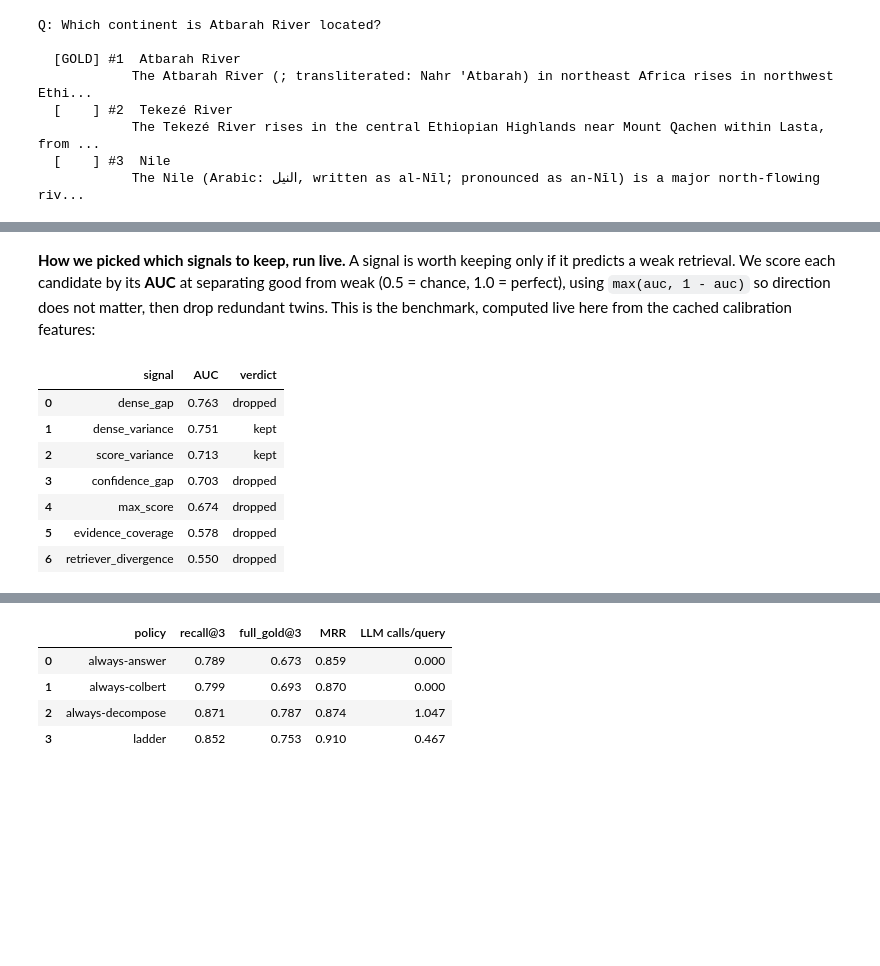
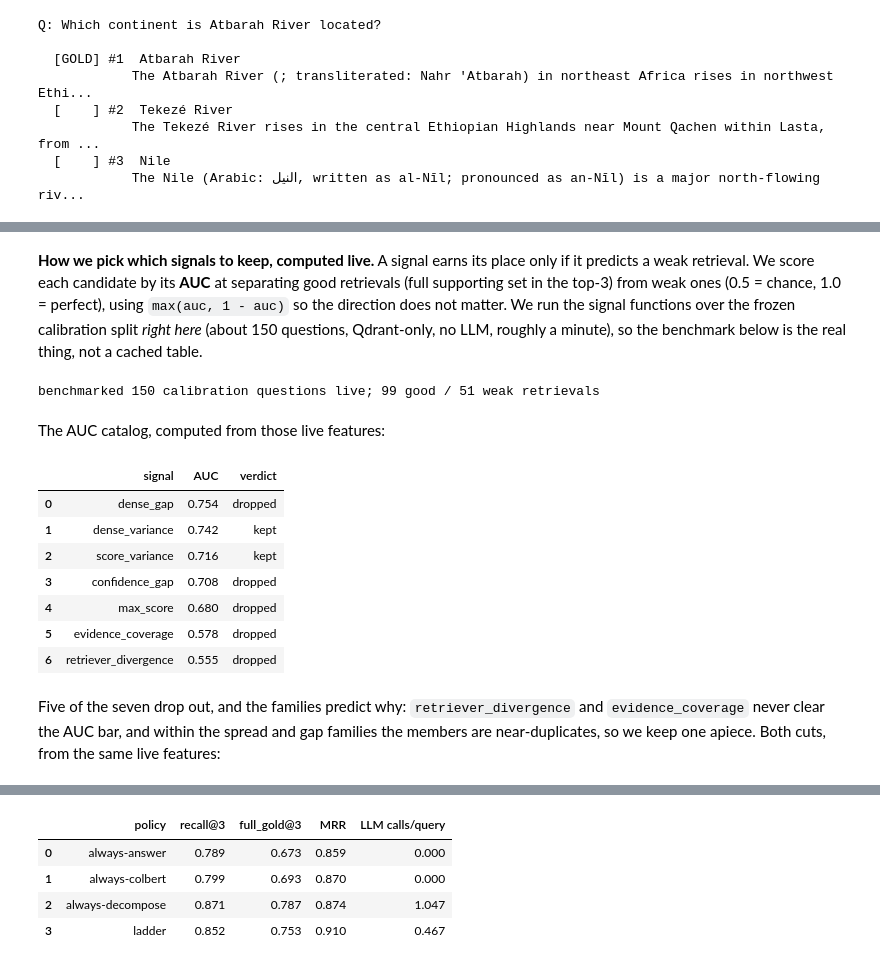
Before and after one commit to qdrant-labs/self-correcting-loops-workshop, a Jupyter notebook: notebooks/lab.ipynb, the cells around one changed output, grey strips where cells are left out. Saved outputs shown, nothing was run; the diff lists cells and outputs as text; code cells hidden in the pictures; blank space fills up the shorter version.

```diff
--- a/notebooks/lab.ipynb
+++ b/notebooks/lab.ipynb
@@ -230,38 +474,69 @@ weak lookup      dense_variance=0.0158  score_variance=0.2487   ->   ESCALATE (w
 # %% [markdown]
-**How we picked which signals to keep, run live.** A signal is worth keeping only if it predicts a
-weak retrieval. We score each candidate by its **AUC** at separating good from weak (0.5 = chance,
-1.0 = perfect), using `max(auc, 1 - auc)` so direction does not matter, then drop redundant twins.
-This is the benchmark, computed live here from the cached calibration features:
+**How we pick which signals to keep, computed live.** A signal earns its place only if it predicts a
+weak retrieval. We score each candidate by its **AUC** at separating good retrievals (full supporting
+set in the top-3) from weak ones (0.5 = chance, 1.0 = perfect), using `max(auc, 1 - auc)` so the
+direction does not matter. We run the signal functions over the frozen calibration split *right here*
+(about 150 questions, Qdrant-only, no LLM, roughly a minute), so the benchmark below is the real
+thing, not a cached table.
+# %%
+# The frozen calibration split (seed 5252) only picks WHICH ~150 questions to score; every signal
+# value and label below is computed LIVE. The full_gold@3 label = all gold docs inside the fused top-3.
+manifest = json.loads((REPO / "artifacts/mixed_manifest.json").read_text())
+cal_sel = manifest["splits"]["calibration"]
+cal_ids = [*cal_sel["single"], *cal_sel["multi"], *cal_sel["unanswerable"]]
+cal_questions = [by_id[i] for i in cal_ids if by_id[i].get("answerable") and by_id[i].get("gold_doc_ids")]
+
+def feature_row(q):
+    fused, dense, bm25 = retrieve_signals(q["question"])
+    gold = set(q["gold_doc_ids"])
+    return {
+        "full_gold_label": 1 if gold.issubset({p.id for p in fused[:ANSWER_K]}) else 0,
+        "dense_variance": dense_variance(dense), "dense_gap": dense_gap(dense),
+        "score_variance": score_variance(fused), "confidence_gap": confidence_gap(fused),
+        "max_score": max_score(fused), "evidence_coverage": evidence_coverage(q["question"], fused),
+        "divergence_bm25": retriever_divergence(dense, bm25),
+    }
+
+calibration = [feature_row(q) for q in cal_questions]   # ~1 min, no LLM
+print(f"benchmarked {len(calibration)} calibration questions live; "
+      f"{sum(r['full_gold_label'] for r in calibration)} good / "
+      f"{sum(1 - r['full_gold_label'] for r in calibration)} weak retrievals")
+# %% [output]
+benchmarked 150 calibration questions live; 99 good / 51 weak retrievals
+# %% [markdown]
+The AUC catalog, computed from those live features:
 # %%
-calibration = load_artifact("features_mixed_cal.json")     # per-query signal values + good/weak label
-signal_analysis = load_artifact("signal_analysis_mixed.json")
-labels = [row["full_gold_label"] for row in calibration]
+labels = [r["full_gold_label"] for r in calibration]
 
-SIGNAL_COLUMN = {
+SIGNAL_COLUMN = {   # signal -> the feature-matrix column it reads (divergence is stored per detector)
     "dense_variance": "dense_variance", "dense_gap": "dense_gap",
     "score_variance": "score_variance", "confidence_gap": "confidence_gap",
     "max_score": "max_score", "evidence_coverage": "evidence_coverage",
     "retriever_divergence": "divergence_bm25",
 }
 
 def signal_auc(name):
-    raw = roc_auc_score(labels, [row[SIGNAL_COLUMN[name]] for row in calibration])
+    raw = roc_auc_score(labels, [r[SIGNAL_COLUMN[name]] for r in calibration])
     return max(raw, 1 - raw)            # discriminative power, regardless of direction
 
 aucs = {name: signal_auc(name) for name in SIGNAL_COLUMN}
-kept = set(signal_analysis["selection"]["weakness_signals"])   # the set we locked after this benchmark
+kept = {"dense_variance", "score_variance"}    # cleared the AUC bar AND held up on a held-out validation split
 
 catalog = pd.DataFrame([
     {"signal": name, "AUC": aucs[name], "verdict": "kept" if name in kept else "dropped"}
     for name in sorted(aucs, key=lambda n: -aucs[n])
 ])
 catalog
 # %% [output]
 |  | signal | AUC | verdict |
-| 0 | dense_gap | 0.763 | dropped |
-| 1 | dense_variance | 0.751 | kept |
-| 2 | score_variance | 0.713 | kept |
-| 3 | confidence_gap | 0.703 | dropped |
-| 4 | max_score | 0.674 | dropped |
+| 0 | dense_gap | 0.754 | dropped |
+| 1 | dense_variance | 0.742 | kept |
+| 2 | score_variance | 0.716 | kept |
+| 3 | confidence_gap | 0.708 | dropped |
+| 4 | max_score | 0.680 | dropped |
 | 5 | evidence_coverage | 0.578 | dropped |
-| 6 | retriever_divergence | 0.550 | dropped |
+| 6 | retriever_divergence | 0.555 | dropped |
+# %% [markdown]
+Five of the seven drop out, and the families predict why: `retriever_divergence` and
+`evidence_coverage` never clear the AUC bar, and within the spread and gap families the members are
+near-duplicates, so we keep one apiece. Both cuts, from the same live features:
```
Also changed, not shown: parts of 73 cells of this notebook, 1 other file.
